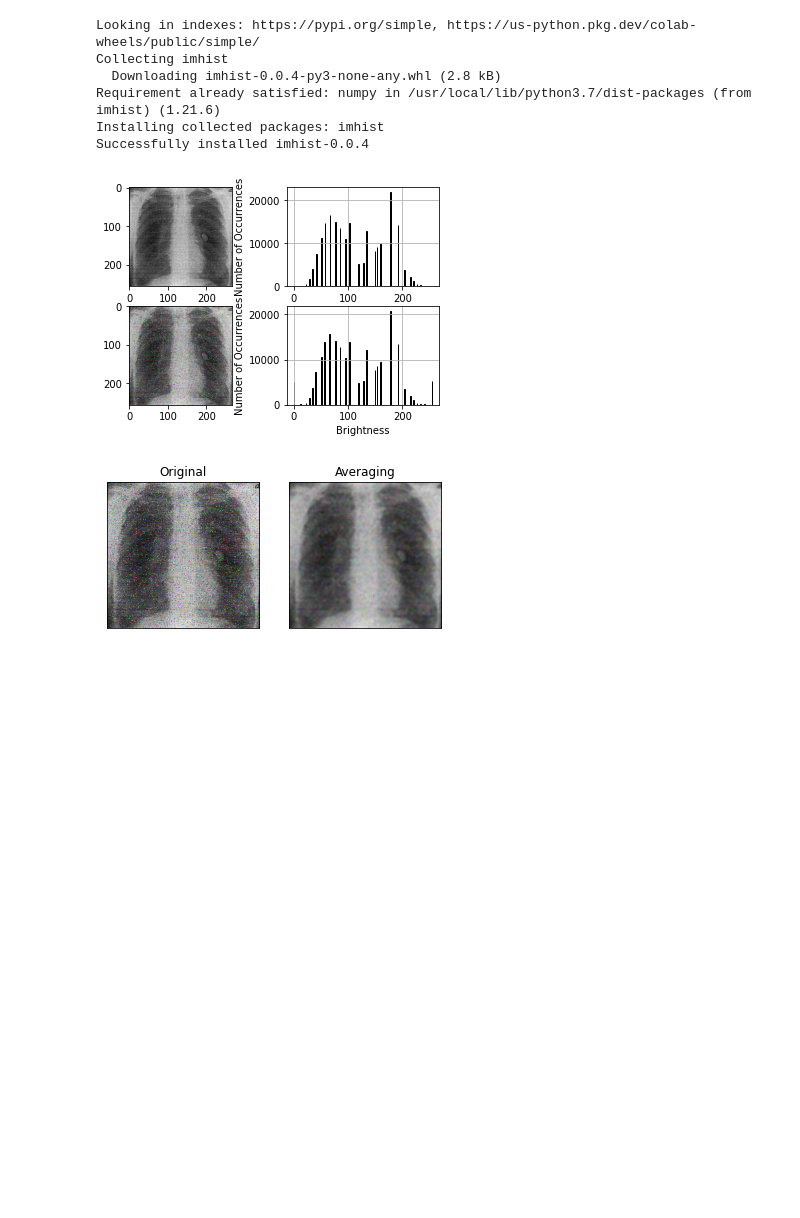
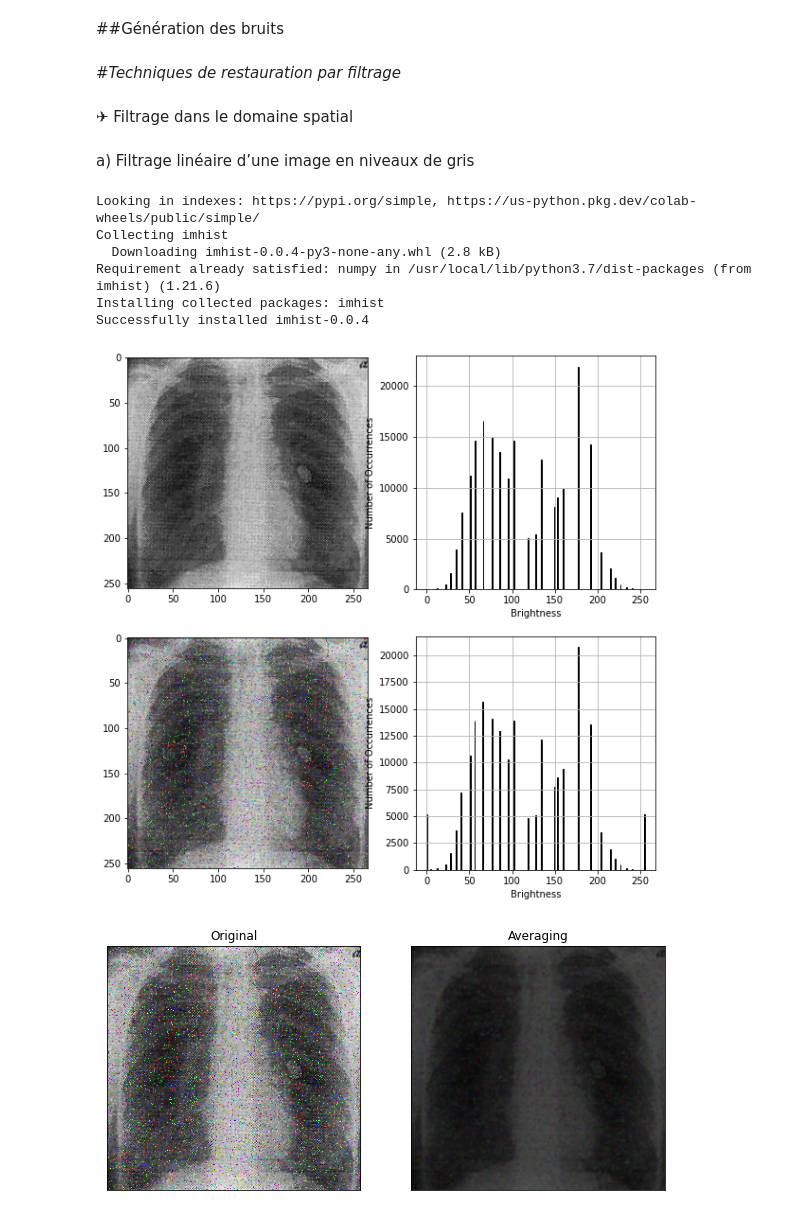
Before and after one commit to Faouzi-Slimi/Image-Processing-Practical-work, a Jupyter notebook: TP4_Restauration_par_Filtrage.ipynb, the cells around one changed output. Saved outputs shown, nothing was run; the diff lists cells and outputs as text; code cells hidden in the pictures; blank space fills up the shorter version.

```diff
--- a/TP4_Restauration_par_Filtrage.ipynb
+++ b/TP4_Restauration_par_Filtrage.ipynb
@@ -3,2 +10,10 @@
+# %% [markdown]
+##Génération des bruits
+# %% [markdown]
+#*Techniques de restauration par filtrage*
+# %% [markdown]
+✈ Filtrage dans le domaine spatial
+# %% [markdown]
+a) Filtrage linéaire d’une image en niveaux de gris
 # %%
 # Import Packages
@@ -19,39 +35,52 @@ Requirement already satisfied: numpy in /usr/local/lib/python3.7/dist-packages (
 Installing collected packages: imhist
 Successfully installed imhist-0.0.4
 # %%
+# Lire l’image scan.bmp ou hoffman.bmp.
+img0 = cv2.imread("/content/drive/MyDrive/images2021/scan.bmp")
 
-img0 = cv2.imread("/content/drive/MyDrive/images2021/scan.bmp")
+# Ajouter un bruit ‘sel et poivre’ à l’image. Afficher, sur la même figure, l’image
+# originale, l’image bruitée et les histogrammes des deux images.
+
 img = random_noise(img0,mode="s&p")
 img = np.uint8(255*img)
 
-plt.figure()
+plt.figure(figsize=(10,10))
 plt.subplot(221)
 plt.imshow(img0,cmap='gray')
 plt.subplot(223)
 plt.imshow(img,cmap='gray')
 
 plt.subplot(222)
 plt.hist(img0.ravel(), bins=256, range=(0.0, 255), fc='b', ec='k')
 plt.ylabel('Number of Occurrences')
 plt.xlabel('Brightness')
 plt.grid()
 
 plt.subplot(224)
 plt.hist(img.ravel(), bins=256, range=(0.0, 255), fc='b', ec='k')
 plt.ylabel('Number of Occurrences')
 plt.xlabel('Brightness')
 plt.grid()
 # %% [output]
-[figure, old version]
+[figure, new version]
 # %%
-kernel = np.ones((5,5))/25
+# Déclarer h un noyau qui correspond à un filtre moyenneur de taille 3*3.
+
+kernel = np.ones((3,3))/25
+# Calculer le produit de convolution de l’image par ce filtre en utilisant la fonction
+#python « cv2.filter2D ».
+#  Filtrer l’image avec un filtre moyenneur de taille 3*3, 5*5, puis 7*7, en utilisant
+# la fonction de Python « cv2.blur ».
+#  Comparer visuellement les résultats obtenus.
+
+
 blur = cv2.filter2D(img,-1,kernel)
-plt.figure()
+plt.figure(figsize=(10,10))
 plt.subplot(121),plt.imshow(img),plt.title('Original')
 plt.xticks([]), plt.yticks([])
 plt.subplot(122),plt.imshow(blur),plt.title('Averaging')
 plt.xticks([]), plt.yticks([])
 plt.show()
 # %% [output]
-[figure, old version]
+[figure, new version]
 # %%
```
Also changed, not shown: parts of 10 cells of this notebook.
